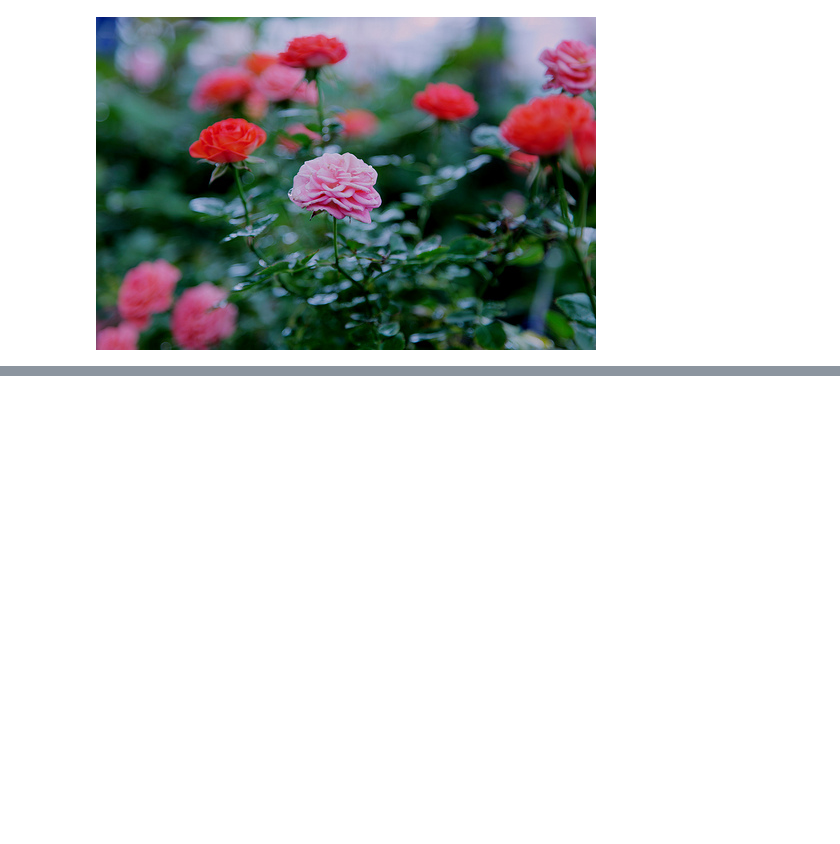
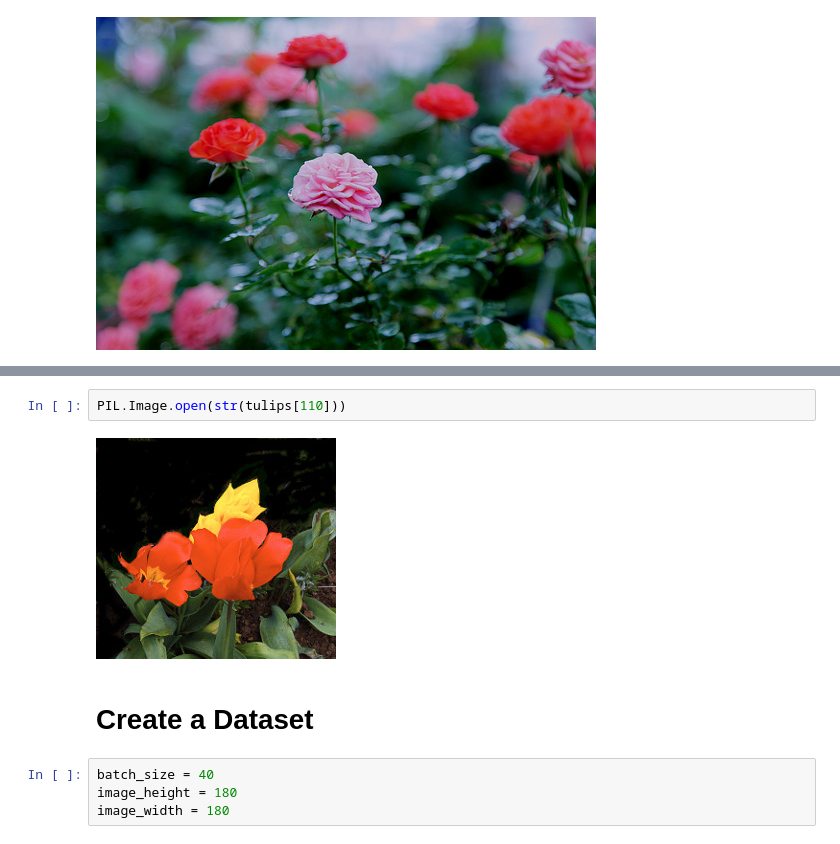
Before and after one commit to ipatel467/Image-Recognition, a Jupyter notebook: Index.ipynb, the cells around one changed output, grey strips where cells are left out. Saved outputs shown, nothing was run; the diff lists cells and outputs as text; blank space fills up the shorter version.

```diff
--- a/Index.ipynb
+++ b/Index.ipynb
@@ -30,0 +66,10 @@ PIL.Image.open(str(roses[1]))
+# %%
+PIL.Image.open(str(tulips[110]))
+# %% [output]
+[figure, added]
+# %% [markdown]
+# Create a Dataset
+# %%
+batch_size = 40
+image_height = 180
+image_width = 180
```
Also changed, not shown: parts of 6 cells of this notebook.
